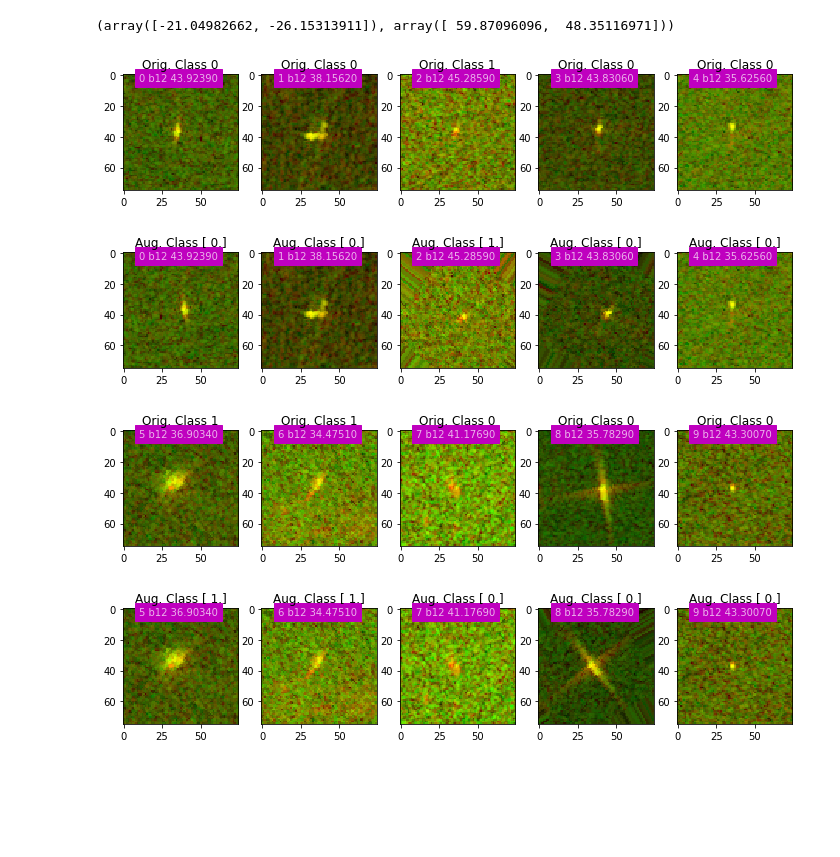
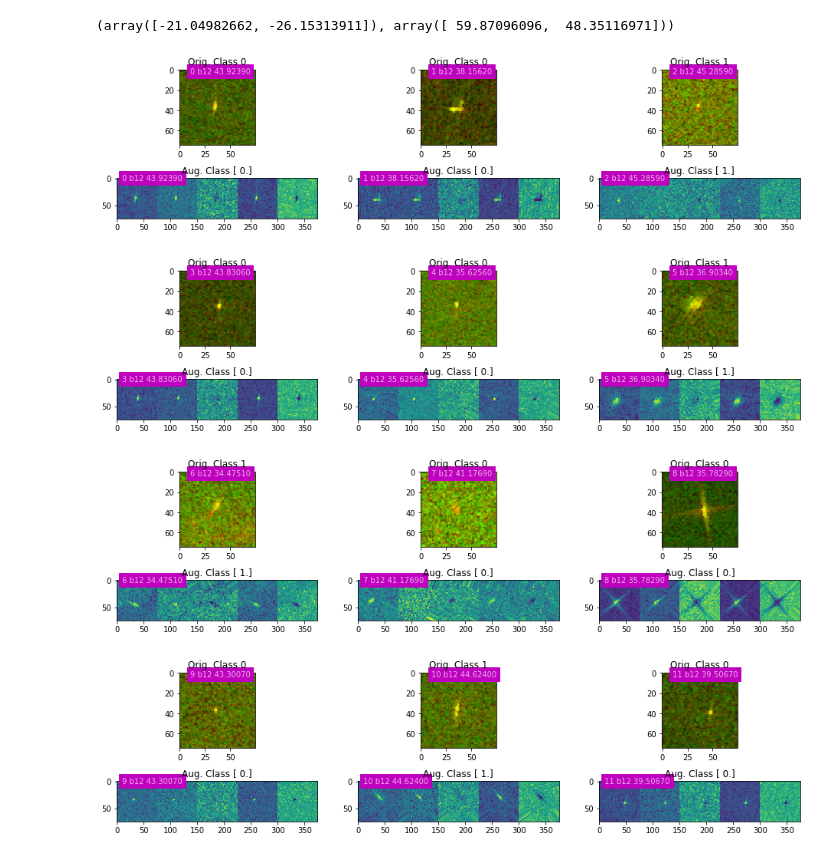
Before and after one commit to vfdev-5/IcebergClassification, a Jupyter notebook: notebooks/check_dataflow.ipynb, the cells around one changed output. Drawn from its saved outputs; the diff is of its cells as text; code cells hidden in the pictures; blank space fills up the shorter version.

```diff
--- a/notebooks/check_dataflow.ipynb
+++ b/notebooks/check_dataflow.ipynb
@@ -131,36 +131,34 @@ from common.torch_common_utils.dataflow import TransformedDataset, OnGPUDataLoad
 from common.dataflow import get_data_transforms
 # %%
 CONFIG = {
-   "train_aug": {
+  "train_aug": {
     "Compose": {
-      "transforms": [{
-        "RandomChoice": {
-          "transforms": [{
-            "RandomAffine": {
-              "translate": [0.1, 0.1],
-              "rotation": [-90, 90],
-              "interpolation": 0}}, {
-            "RandomFlip": {
-              "mode": "h",
-              "proba": 0.75}}, {
-            "RandomFlip": {
-              "mode": "v",
-              "proba": 0.75
-            }}]}
-      }, { "_ToTensor": {}}]}
+      "transforms": [
+        {"ToFiveBands": {}},
+        {"RandomApply": {"proba": 0.7,
+          "transforms": [
+            {"RandomAffine": {
+              "translate": [0.15, 0.15],
+              "rotation": [-45, 45],
+              "interpolation": 0}},
+            {"RandomFlip": {"mode": "h", "proba": 0.75}},
+            {"RandomFlip": {"mode": "v", "proba": 0.75}}
+          ]}
+        },
+        {"_ToTensor": {}},
+        {"Normalize": {"mean": [0.0, 0.0, 0.0, 0.0, 0.5*50**2], "std": [50, 50, 50, 50, 50**2]}}
+      ]}
   },
 
   "test_aug": {
     "Compose": {
       "transforms": [
-        {"RandomAffine": {"translate": [0.05, 0.05],
-                            "rotation": [-2, 2],
-                            "interpolation": 0}},
+        {"ToFiveBands": {}},
         {"RandomFlip": {"mode": "h", "proba": 0.5}},
         {"RandomFlip": {"mode": "v", "proba": 0.5}},
         {"_ToTensor": {}},
-      ]
-    }
+        {"Normalize": {"mean": [0.0, 0.0, 0.0, 0.0, 0.5*50**2], "std": [50, 50, 50, 50, 50**2]}}
+      ]}
   }
 }
 
@@ -189,8 +187,10 @@ val_aug_ds = TransformedDataset(trainval_ds,
 test_aug_ds = TransformedDataset(test_ds,
                                  x_transforms=partial(x_transform, aug_fn=test_aug))
 # %%
-display_data_augmentations(trainval_ds, train_aug_ds, max_datapoints=10)
+display_data_augmentations(trainval_ds, train_aug_ds, max_datapoints=12, n_cols=3, figsize=(16, 4))
 # %% [output]
-[figure, old version]
+[figure, new version]
-[figure, old version]
+[figure, new version]
+[figure, added]
+[figure, added]
 # %%
```
Also changed, not shown: parts of 12 cells of this notebook, 42 other files.
